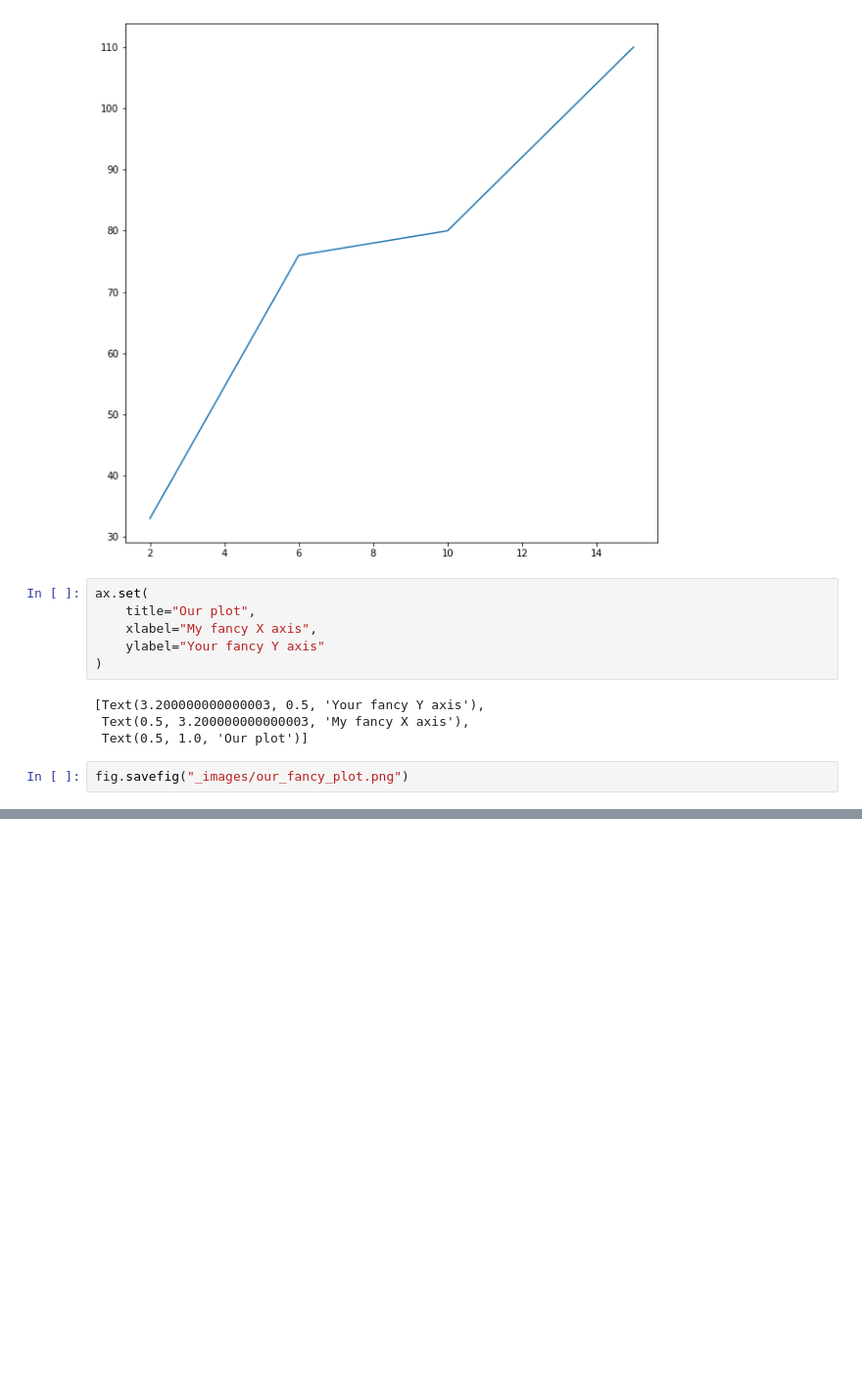
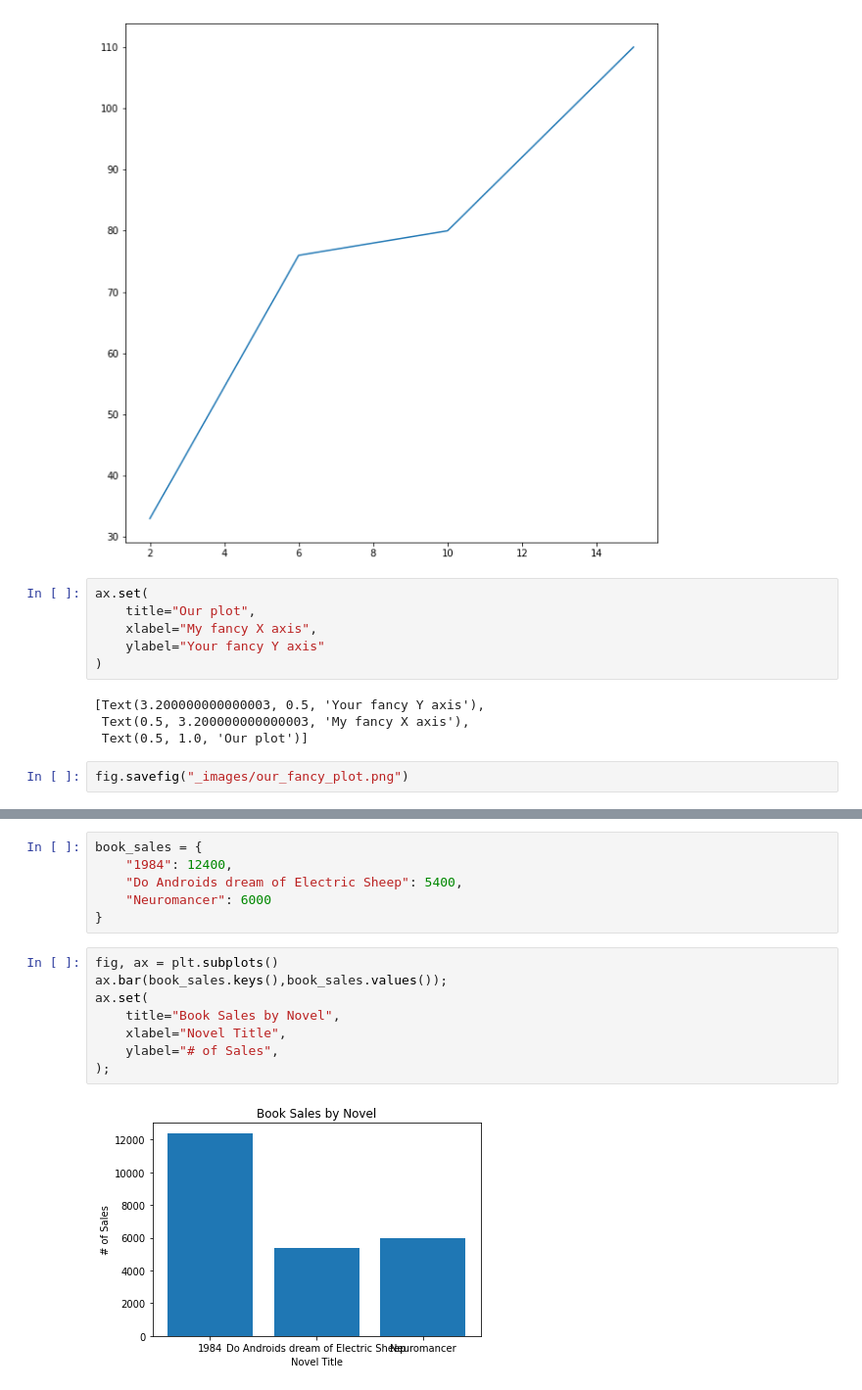
Before and after one commit to alexanderluna/python, a Jupyter notebook: Jupyter/001_data_science_setup/013 (Matplotlib) Anatomy of Matplotlib.ipynb, the cells around one changed output, grey strips where cells are left out. Shown: that part at 98% size. Drawn from its saved outputs; the diff is of its cells as text; blank space fills up the shorter version.

```diff
--- a/Jupyter/001_data_science_setup/013 (Matplotlib) Anatomy of Matplotlib.ipynb
+++ b/Jupyter/001_data_science_setup/013 (Matplotlib) Anatomy of Matplotlib.ipynb
@@ -34,0 +55,16 @@ fig.savefig("_images/our_fancy_plot.png")
+# %%
+book_sales = {
+    "1984": 12400,
+    "Do Androids dream of Electric Sheep": 5400,
+    "Neuromancer": 6000
+}
+# %%
+fig, ax = plt.subplots()
+ax.bar(book_sales.keys(),book_sales.values());
+ax.set(
+    title="Book Sales by Novel",
+    xlabel="Novel Title",
+    ylabel="# of Sales",
+);
+# %% [output]
+[figure, added]
```
Also changed, not shown: parts of 5 cells of this notebook.
